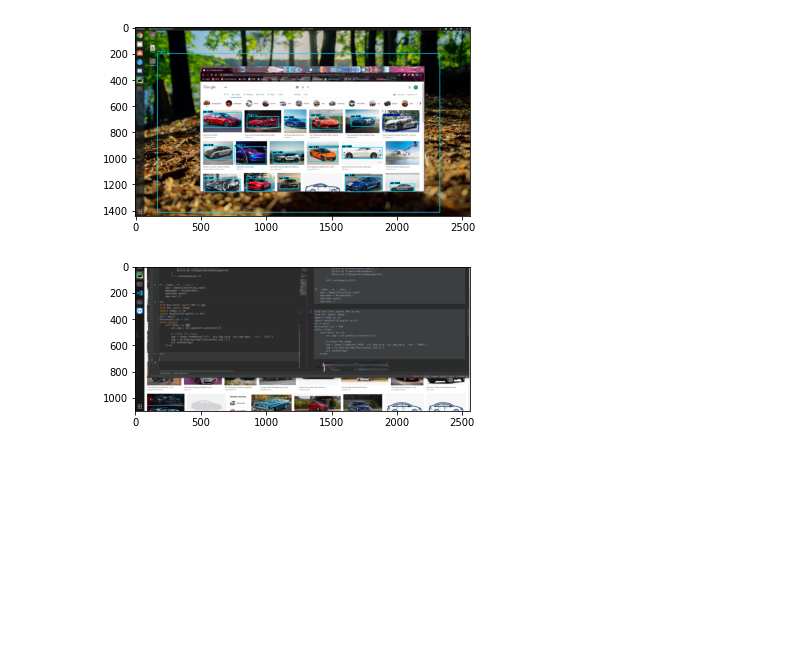
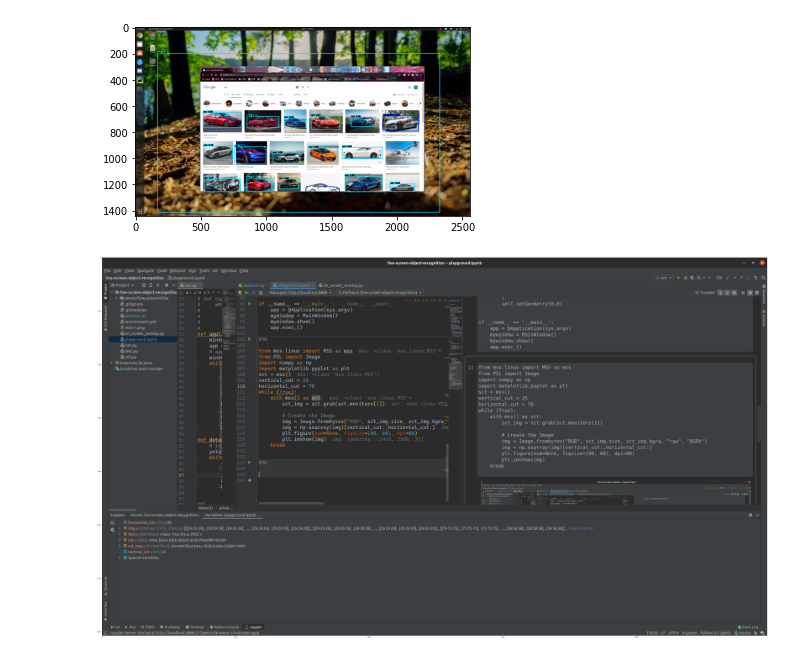
Before and after one commit to syKevinPeng/live-screen-object-recognition, a Jupyter notebook: playground.ipynb, the cells around one changed output. Saved outputs shown, nothing was run; the diff lists cells and outputs as text; code cells hidden in the pictures; blank space fills up the shorter version.

```diff
--- a/playground.ipynb
+++ b/playground.ipynb
@@ -92,18 +92,20 @@ if __name__ == '__main__':
 # %%
 from mss.linux import MSS as mss
 from PIL import Image
 import numpy as np
 import matplotlib.pyplot as plt
 sct = mss()
-horizontal_cut = 340
+vertical_cut = 25
+horizontal_cut = 70
 while (True):
     with mss() as sct:
         sct_img = sct.grab(sct.monitors[1])
 
         # Create the Image
         img = Image.frombytes("RGB", sct_img.size, sct_img.bgra, "raw", "BGRX")
-        img = np.asarray(img)[horizontal_cut:][:]
+        img = np.asarray(img)[vertical_cut:,horizontal_cut:]
+        plt.figure(num=None, figsize=(80, 60), dpi=80)
         plt.imshow(img)
     break
 # %% [output]
-[figure, old version]
+[figure, new version]
```
Also changed, not shown: 4 other files.
